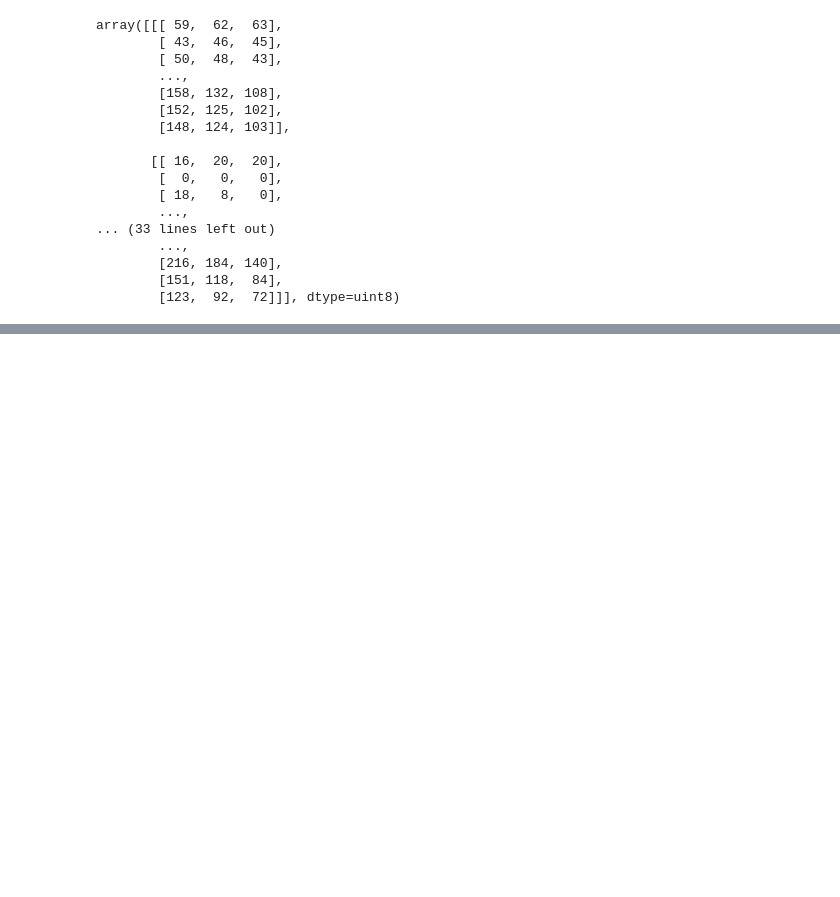
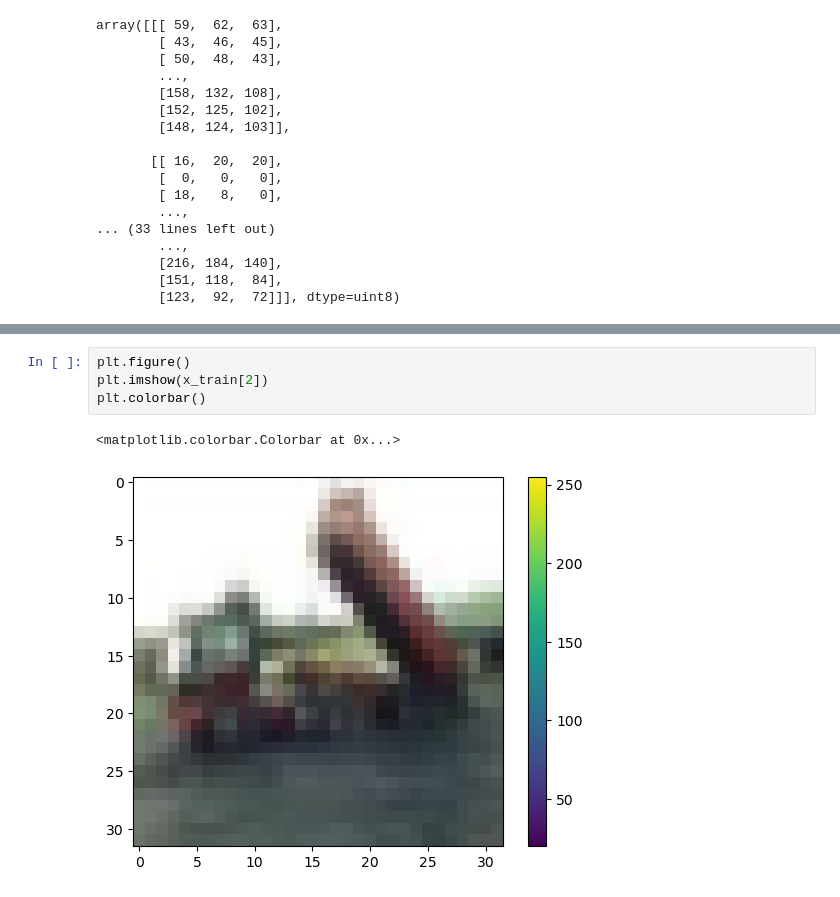
Before and after one commit to mmeliht/Artificial_Intelligence_Course, a Jupyter notebook: projects/04 - Image Classification with CNN for CIFAR_10 Data/main.ipynb, the cells around one changed output, grey strips where cells are left out. Drawn from its saved outputs; the diff is of its cells as text; blank space fills up the shorter version.

```diff
--- a/projects/04 - Image Classification with CNN for CIFAR_10 Data/main.ipynb
+++ b/projects/04 - Image Classification with CNN for CIFAR_10 Data/main.ipynb
@@ -55,0 +52,7 @@ print(class_names)
+# %%
+plt.figure()
+plt.imshow(x_train[2])
+plt.colorbar()
+# %% [output]
+<matplotlib.colorbar.Colorbar at 0x...>
+[figure, added]
```
Also changed, not shown: parts of 4 cells of this notebook.
